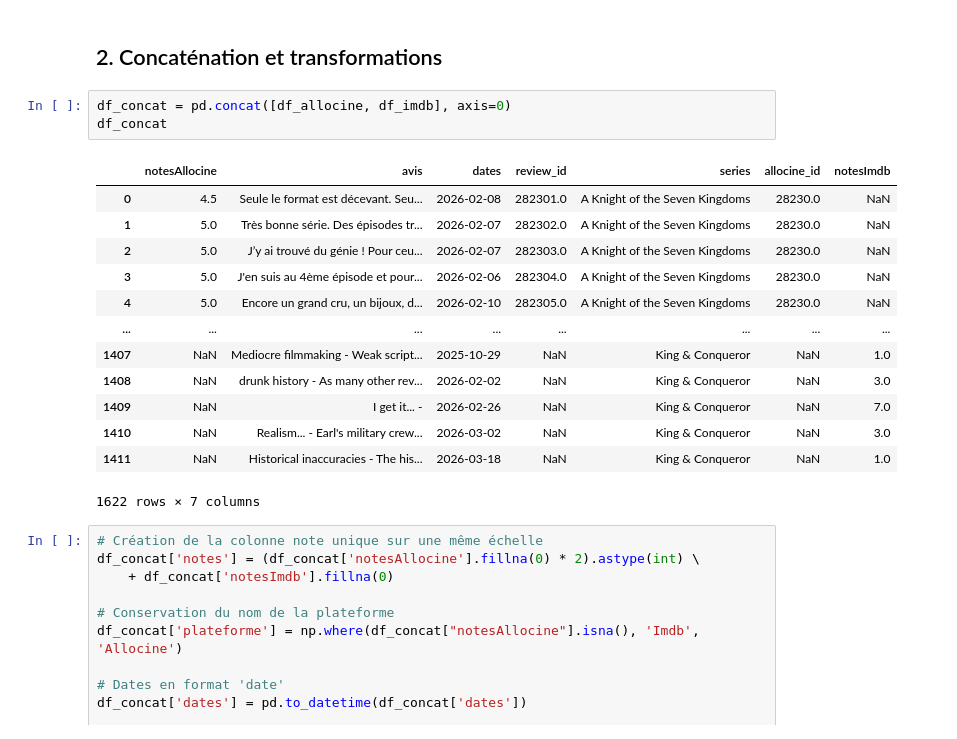
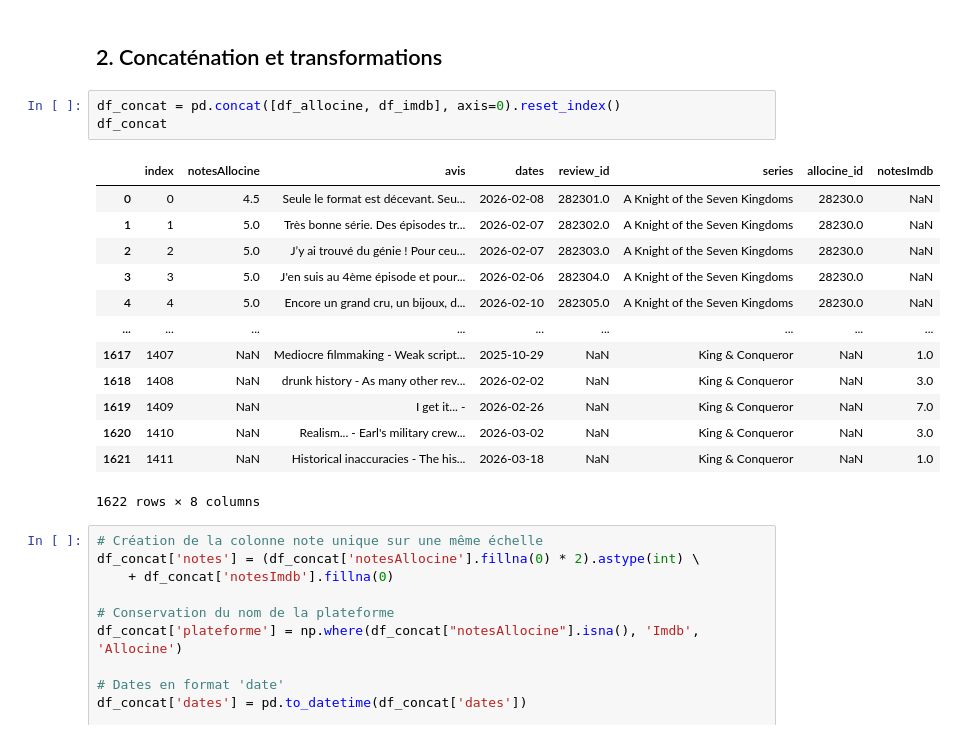
Before and after one commit to clemfouchier/webscrapping-series, a Jupyter notebook: fusion_nettoyage.ipynb, the cells around one changed output. Saved outputs shown, nothing was run; the diff lists cells and outputs as text.

```diff
--- a/fusion_nettoyage.ipynb
+++ b/fusion_nettoyage.ipynb
@@ -50,22 +50,22 @@ None
 # %% [markdown]
 ## 2. Concaténation et transformations
 # %%
-df_concat = pd.concat([df_allocine, df_imdb], axis=0)
+df_concat = pd.concat([df_allocine, df_imdb], axis=0).reset_index()
 df_concat
 # %% [output]
-|  | notesAllocine | avis | dates | review_id | series | allocine_id | notesImdb |
-| 0 | 4.5 | Seule le format est décevant. Seu... | 2026-02-08 | 282301.0 | A Knight of the Seven Kingdoms | 28230.0 | NaN |
-| 1 | 5.0 | Très bonne série. Des épisodes tr... | 2026-02-07 | 282302.0 | A Knight of the Seven Kingdoms | 28230.0 | NaN |
-| 2 | 5.0 | J’y ai trouvé du génie ! Pour ceu... | 2026-02-07 | 282303.0 | A Knight of the Seven Kingdoms | 28230.0 | NaN |
-| 3 | 5.0 | J'en suis au 4ème épisode et pour... | 2026-02-06 | 282304.0 | A Knight of the Seven Kingdoms | 28230.0 | NaN |
-| 4 | 5.0 | Encore un grand cru, un bijoux, d... | 2026-02-10 | 282305.0 | A Knight of the Seven Kingdoms | 28230.0 | NaN |
-| ... | ... | ... | ... | ... | ... | ... | ... |
-| 1407 | NaN | Mediocre filmmaking - Weak script... | 2025-10-29 | NaN | King & Conqueror | NaN | 1.0 |
-| 1408 | NaN | drunk history - As many other rev... | 2026-02-02 | NaN | King & Conqueror | NaN | 3.0 |
-| 1409 | NaN | I get it... - | 2026-02-26 | NaN | King & Conqueror | NaN | 7.0 |
-| 1410 | NaN | Realism... - Earl's military crew... | 2026-03-02 | NaN | King & Conqueror | NaN | 3.0 |
-| 1411 | NaN | Historical inaccuracies - The his... | 2026-03-18 | NaN | King & Conqueror | NaN | 1.0 |
+|  | index | notesAllocine | avis | dates | review_id | series | allocine_id | notesImdb |
+| 0 | 0 | 4.5 | Seule le format est décevant. Seu... | 2026-02-08 | 282301.0 | A Knight of the Seven Kingdoms | 28230.0 | NaN |
+| 1 | 1 | 5.0 | Très bonne série. Des épisodes tr... | 2026-02-07 | 282302.0 | A Knight of the Seven Kingdoms | 28230.0 | NaN |
+| 2 | 2 | 5.0 | J’y ai trouvé du génie ! Pour ceu... | 2026-02-07 | 282303.0 | A Knight of the Seven Kingdoms | 28230.0 | NaN |
+| 3 | 3 | 5.0 | J'en suis au 4ème épisode et pour... | 2026-02-06 | 282304.0 | A Knight of the Seven Kingdoms | 28230.0 | NaN |
+| 4 | 4 | 5.0 | Encore un grand cru, un bijoux, d... | 2026-02-10 | 282305.0 | A Knight of the Seven Kingdoms | 28230.0 | NaN |
+| ... | ... | ... | ... | ... | ... | ... | ... | ... |
+| 1617 | 1407 | NaN | Mediocre filmmaking - Weak script... | 2025-10-29 | NaN | King & Conqueror | NaN | 1.0 |
+| 1618 | 1408 | NaN | drunk history - As many other rev... | 2026-02-02 | NaN | King & Conqueror | NaN | 3.0 |
+| 1619 | 1409 | NaN | I get it... - | 2026-02-26 | NaN | King & Conqueror | NaN | 7.0 |
+| 1620 | 1410 | NaN | Realism... - Earl's military crew... | 2026-03-02 | NaN | King & Conqueror | NaN | 3.0 |
+| 1621 | 1411 | NaN | Historical inaccuracies - The his... | 2026-03-18 | NaN | King & Conqueror | NaN | 1.0 |
-1622 rows × 7 columns
+1622 rows × 8 columns
 # %%
 # Création de la colonne note unique sur une même échelle
 df_concat['notes'] = (df_concat['notesAllocine'].fillna(0) * 2).astype(int) \
```
Also changed, not shown: parts of 4 cells of this notebook, 2 other files.
